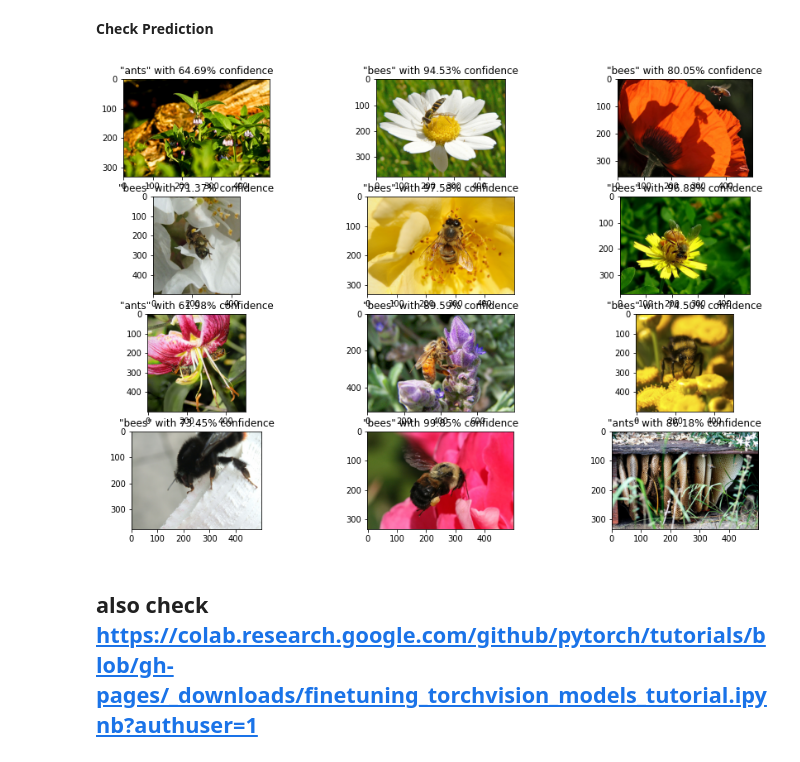
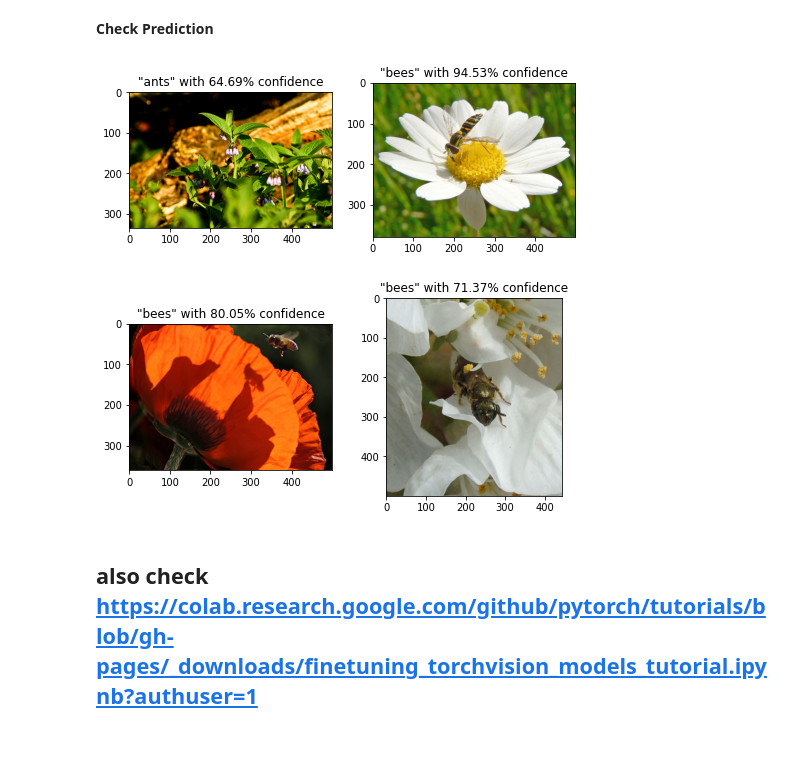
Before and after one commit to sathyamsn/samples, a Jupyter notebook: bees_ant_classifier_mobilenet_v2.ipynb, the cells around one changed output. Drawn from its saved outputs; the diff is of its cells as text; code cells hidden in the pictures.

```diff
--- a/bees_ant_classifier_mobilenet_v2.ipynb
+++ b/bees_ant_classifier_mobilenet_v2.ipynb
@@ -408,18 +408,18 @@ with torch.no_grad():
 # %%
 template = '"{}" with {:.2%} confidence'
 def pred_result_message(pred):
     if pred > 0.7:
         return template.format('bees', pred)
     else:
         return template.format('ants', 1 - pred)
 
-fig, axes = plt.subplots(nrows=4,
-                         ncols=3,
-                         figsize=(15, 10))
+fig, axes = plt.subplots(nrows=2,
+                         ncols=2,
+                         figsize=(8, 8))
 for img_path, label, ax in zip(test_list, labels, axes.ravel()):
     ax.set_title(pred_result_message(label))
     ax.imshow(Image.open(img_path))
 # %% [output]
-[figure, old version]
+[figure, new version]
 # %% [markdown]
 ## also check https://colab.research.google.com/github/pytorch/tutorials/blob/gh-pages/_downloads/finetuning_torchvision_models_tutorial.ipynb?authuser=1
```
